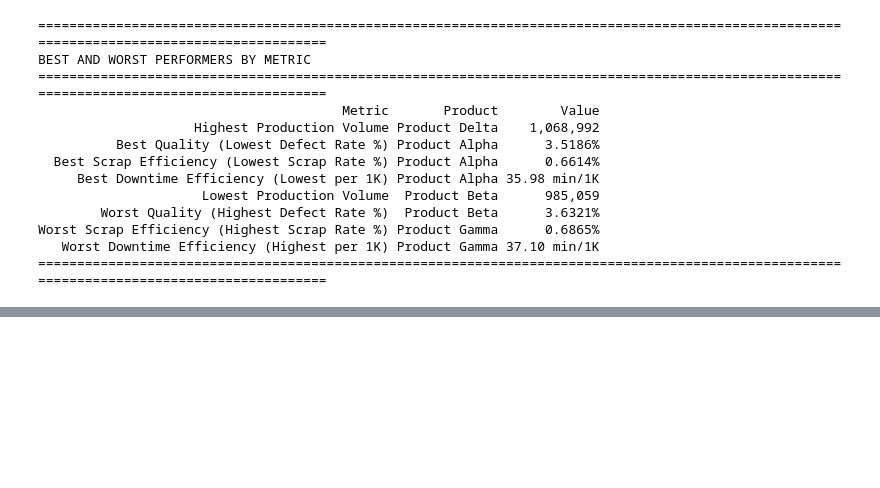
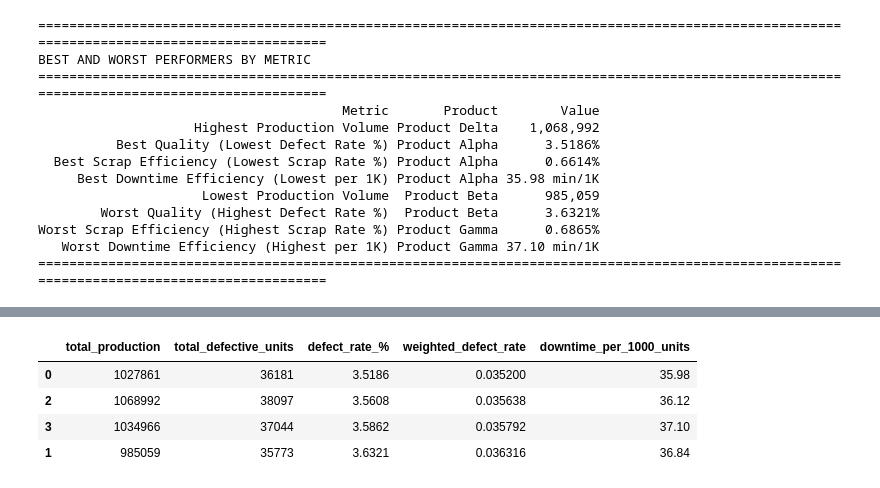
Before and after one commit to Theofil87/manufacturing-production-quality-analytics, a Jupyter notebook: notebooks/manufacturing_production_eda.ipynb, the cells around one changed output, grey strips where cells are left out. Cells and saved outputs as stored; diff of their text form; code cells hidden in the pictures; blank space fills up the shorter version.

```diff
--- a/notebooks/manufacturing_production_eda.ipynb
+++ b/notebooks/manufacturing_production_eda.ipynb
@@ -1489,0 +1493,21 @@ This analysis demonstrates manufacturing analytics best practices:
+# %%
+product_summary["weighted_defect_rate"] = (
+    product_summary["total_defective_units"]
+    / product_summary["total_production"]
+)
+
+product_summary.sort_values(
+    "weighted_defect_rate"
+)[[
+    "total_production",
+    "total_defective_units",
+    "defect_rate_%",
+    "weighted_defect_rate",
+    "downtime_per_1000_units"
+]]
+# %% [output]
+|  | total_production | total_defective_units | defect_rate_% | weighted_defect_rate | downtime_per_1000_units |
+| 0 | 1027861 | 36181 | 3.5186 | 0.035200 | 35.98 |
+| 2 | 1068992 | 38097 | 3.5608 | 0.035638 | 36.12 |
+| 3 | 1034966 | 37044 | 3.5862 | 0.035792 | 37.10 |
+| 1 | 985059 | 35773 | 3.6321 | 0.036316 | 36.84 |
```
Also changed, not shown: parts of 4 cells of this notebook.
